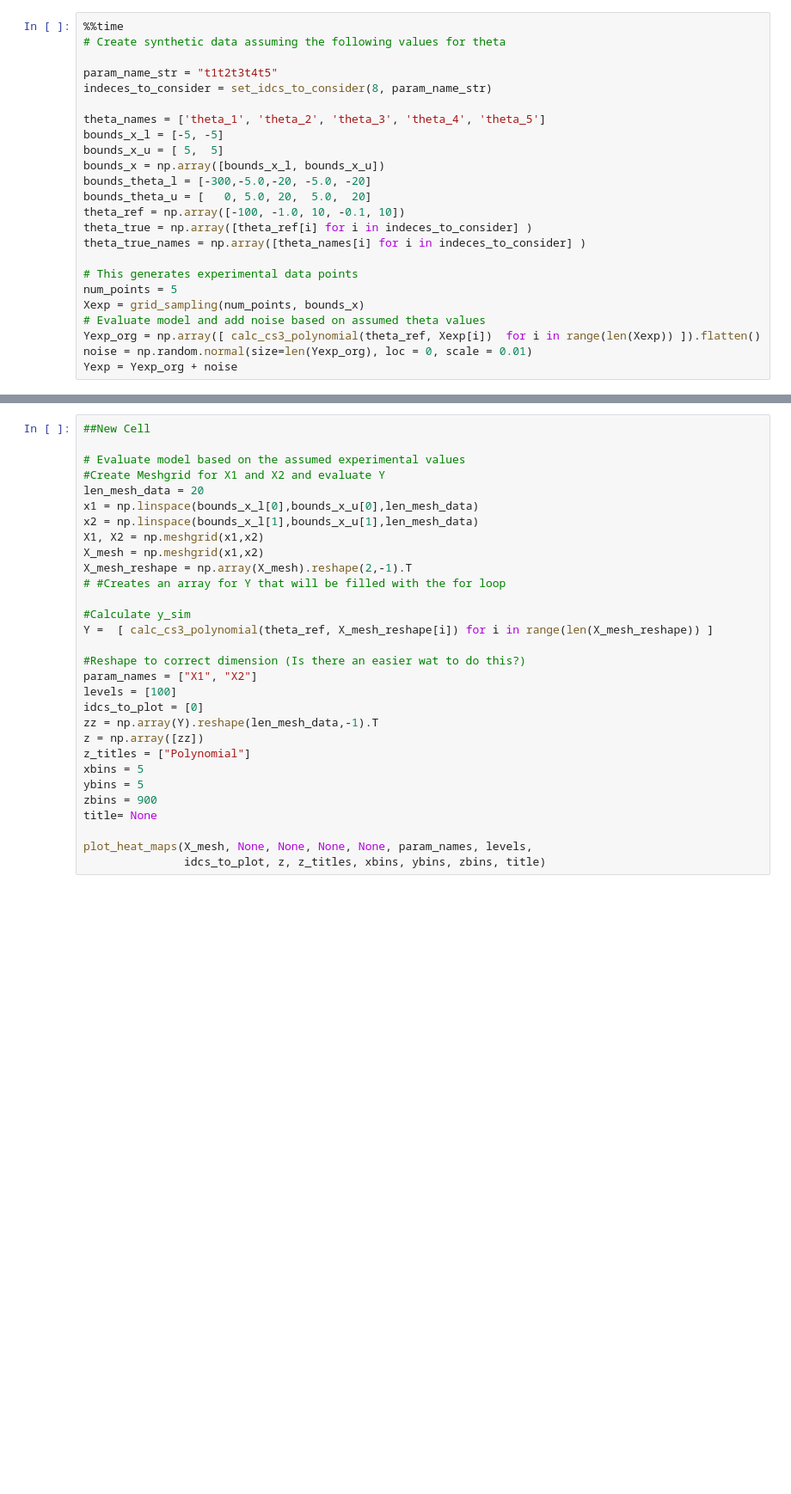
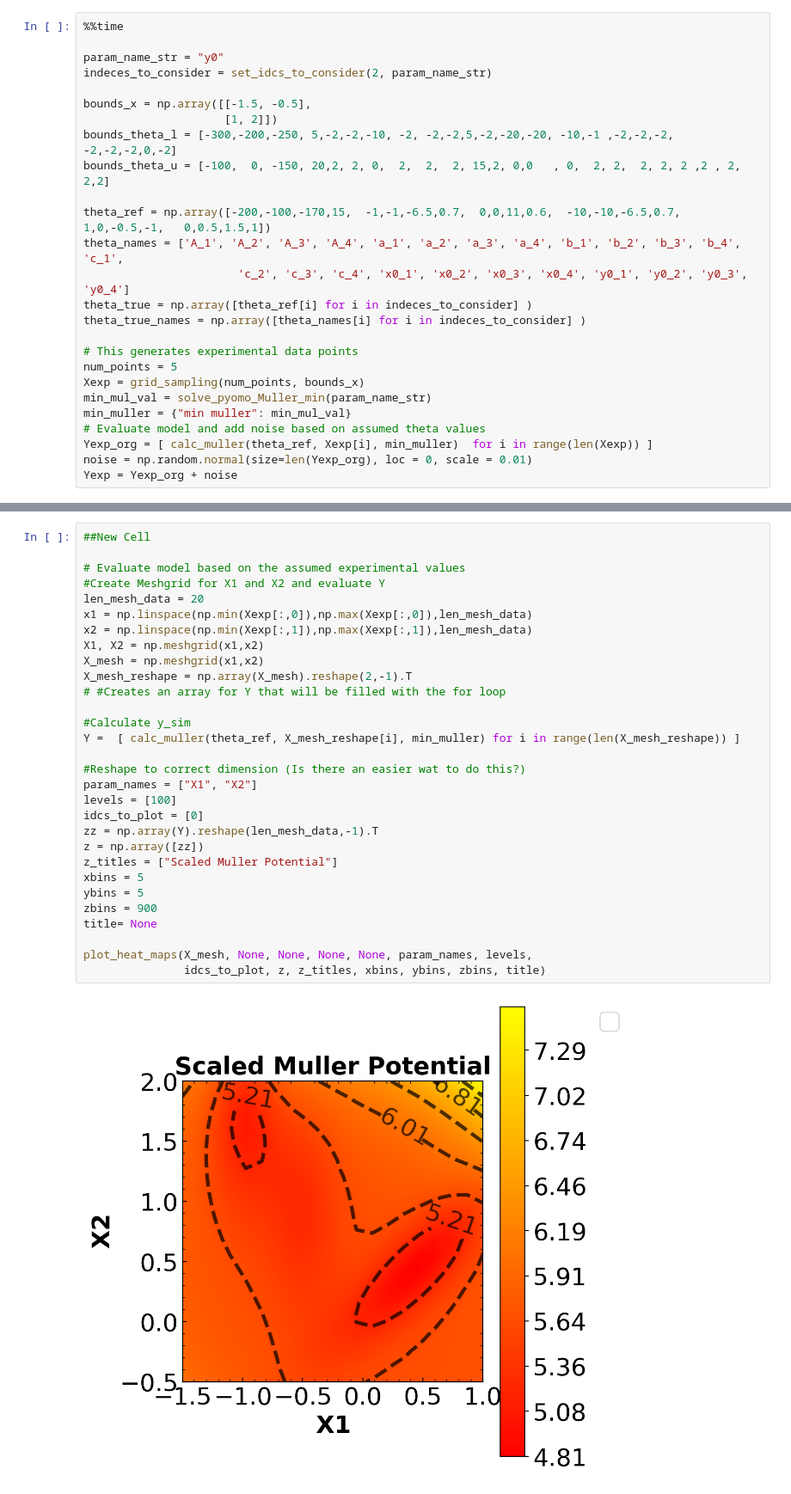
Before and after one commit to dowlinglab/GPBO_Emulators, a Jupyter notebook: Nonlinear_Regression/CS3_NLR.ipynb, the cells around one changed output, grey strips where cells are left out. Shown at 86% size. Drawn from its saved outputs; the diff is of its cells as text; blank space fills up the shorter version.

```diff
--- a/Nonlinear_Regression/CS3_NLR.ipynb
+++ b/Nonlinear_Regression/CS3_NLR.ipynb
@@ -128,24 +139,26 @@ def sse_func(theta_guesses, theta_ref, indeces_to_consider, Xexp, Yexp):
 # %%
 %%time
-# Create synthetic data assuming the following values for theta
 
-param_name_str = "t1t2t3t4t5"
-indeces_to_consider = set_idcs_to_consider(8, param_name_str)
+param_name_str = "y0"
+indeces_to_consider = set_idcs_to_consider(2, param_name_str)
 
-theta_names = ['theta_1', 'theta_2', 'theta_3', 'theta_4', 'theta_5']
-bounds_x_l = [-5, -5]
-bounds_x_u = [ 5,  5]
-bounds_x = np.array([bounds_x_l, bounds_x_u])
-bounds_theta_l = [-300,-5.0,-20, -5.0, -20]
-bounds_theta_u = [   0, 5.0, 20,  5.0,  20]
-theta_ref = np.array([-100, -1.0, 10, -0.1, 10])
+bounds_x = np.array([[-1.5, -0.5],
+                     [1, 2]])
+bounds_theta_l = [-300,-200,-250, 5,-2,-2,-10, -2, -2,-2,5,-2,-20,-20, -10,-1 ,-2,-2,-2, -2,-2,-2,0,-2]
+bounds_theta_u = [-100,  0, -150, 20,2, 2, 0,  2,  2,  2, 15,2, 0,0   , 0,  2, 2,  2, 2, 2 ,2 , 2, 2,2]
+
+theta_ref = np.array([-200,-100,-170,15,  -1,-1,-6.5,0.7,  0,0,11,0.6,  -10,-10,-6.5,0.7,  1,0,-0.5,-1,   0,0.5,1.5,1])
+theta_names = ['A_1', 'A_2', 'A_3', 'A_4', 'a_1', 'a_2', 'a_3', 'a_4', 'b_1', 'b_2', 'b_3', 'b_4', 'c_1',
+                       'c_2', 'c_3', 'c_4', 'x0_1', 'x0_2', 'x0_3', 'x0_4', 'y0_1', 'y0_2', 'y0_3', 'y0_4']
 theta_true = np.array([theta_ref[i] for i in indeces_to_consider] )
 theta_true_names = np.array([theta_names[i] for i in indeces_to_consider] )
 
 # This generates experimental data points
 num_points = 5
 Xexp = grid_sampling(num_points, bounds_x)
+min_mul_val = solve_pyomo_Muller_min(param_name_str)
+min_muller = {"min muller": min_mul_val}
 # Evaluate model and add noise based on assumed theta values
-Yexp_org = np.array([ calc_cs3_polynomial(theta_ref, Xexp[i])  for i in range(len(Xexp)) ]).flatten()
+Yexp_org = [ calc_muller(theta_ref, Xexp[i], min_muller)  for i in range(len(Xexp)) ]
 noise = np.random.normal(size=len(Yexp_org), loc = 0, scale = 0.01)
 Yexp = Yexp_org + noise
@@ -152,33 +168,35 @@ Yexp = Yexp_org + noise
 # %%
 ##New Cell
 
 # Evaluate model based on the assumed experimental values
 #Create Meshgrid for X1 and X2 and evaluate Y
 len_mesh_data = 20
-x1 = np.linspace(bounds_x_l[0],bounds_x_u[0],len_mesh_data)
-x2 = np.linspace(bounds_x_l[1],bounds_x_u[1],len_mesh_data)
+x1 = np.linspace(np.min(Xexp[:,0]),np.max(Xexp[:,0]),len_mesh_data)
+x2 = np.linspace(np.min(Xexp[:,1]),np.max(Xexp[:,1]),len_mesh_data)
 X1, X2 = np.meshgrid(x1,x2)
 X_mesh = np.meshgrid(x1,x2)
 X_mesh_reshape = np.array(X_mesh).reshape(2,-1).T
 # #Creates an array for Y that will be filled with the for loop
 
 #Calculate y_sim
-Y =  [ calc_cs3_polynomial(theta_ref, X_mesh_reshape[i]) for i in range(len(X_mesh_reshape)) ]
+Y =  [ calc_muller(theta_ref, X_mesh_reshape[i], min_muller) for i in range(len(X_mesh_reshape)) ]
 
 #Reshape to correct dimension (Is there an easier wat to do this?)
 param_names = ["X1", "X2"]
 levels = [100]
 idcs_to_plot = [0]
 zz = np.array(Y).reshape(len_mesh_data,-1).T
 z = np.array([zz])
-z_titles = ["Polynomial"]
+z_titles = ["Scaled Muller Potential"]
 xbins = 5
 ybins = 5
 zbins = 900
 title= None
 
 plot_heat_maps(X_mesh, None, None, None, None, param_names, levels,
                idcs_to_plot, z, z_titles, xbins, ybins, zbins, title)
+# %% [output]
+[figure, added]
 # %%
 %%time
 
```
Also changed, not shown: parts of 14 cells of this notebook, 9 other files.
